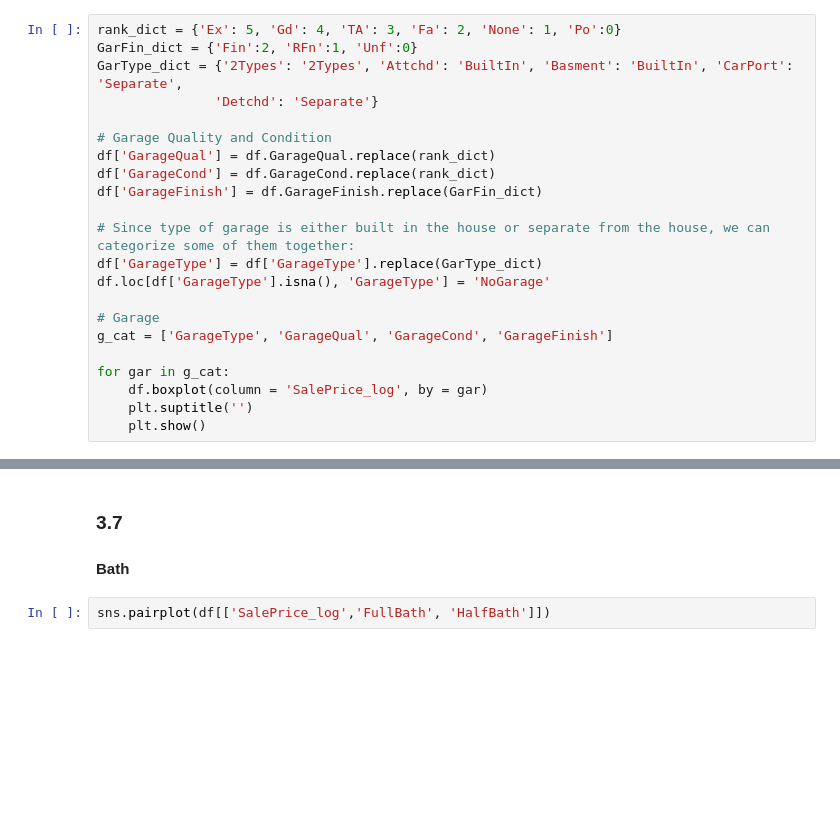
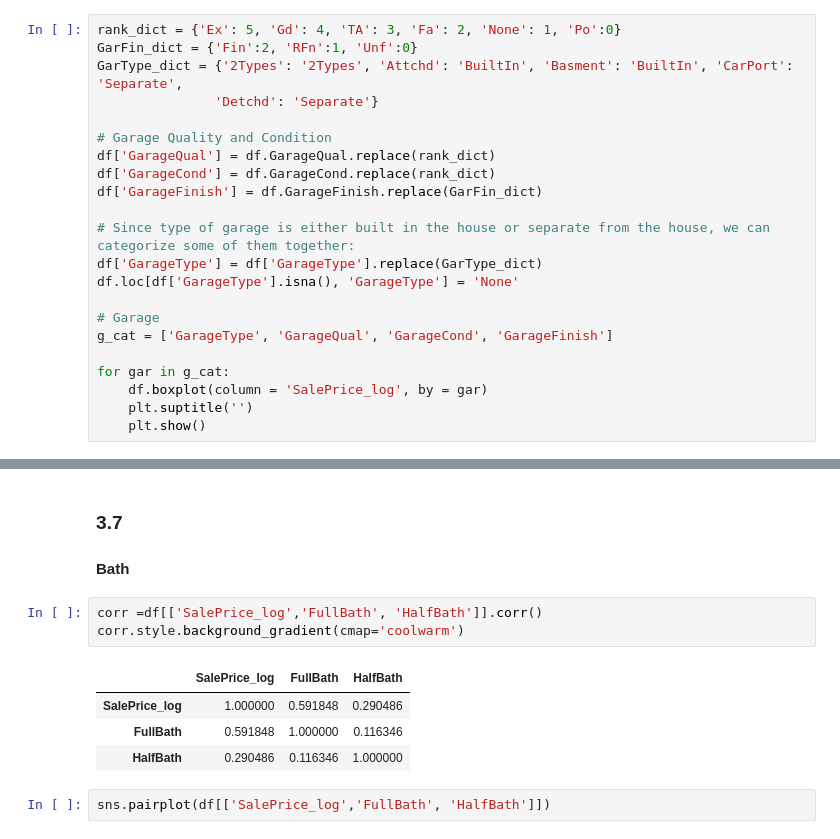
Before and after one commit to sfjep/IBM_Course_CapstonProject, a Jupyter notebook: CapstoneProject - Feature selection and EDA.ipynb, the cells around one changed output, grey strips where cells are left out. Drawn from its saved outputs; the diff is of its cells as text; blank space fills up the shorter version.

```diff
--- a/CapstoneProject - Feature selection and EDA.ipynb
+++ b/CapstoneProject - Feature selection and EDA.ipynb
@@ -165,7 +167,7 @@ df['GarageFinish'] = df.GarageFinish.replace(GarFin_dict)
 
 # Since type of garage is either built in the house or separate from the house, we can categorize some of them together:
 df['GarageType'] = df['GarageType'].replace(GarType_dict)
-df.loc[df['GarageType'].isna(), 'GarageType'] = 'NoGarage'
+df.loc[df['GarageType'].isna(), 'GarageType'] = 'None'
 
 # Garage
 g_cat = ['GarageType', 'GarageQual', 'GarageCond', 'GarageFinish']
@@ -275,6 +277,14 @@ From the scatter plots we observe that most observations have open porches or no
 ### 3.7
 
 ####  Bath
+# %%
+corr =df[['SalePrice_log','FullBath', 'HalfBath']].corr()
+corr.style.background_gradient(cmap='coolwarm')
+# %% [output]
+|  | SalePrice_log | FullBath | HalfBath |
+| SalePrice_log | 1.000000 | 0.591848 | 0.290486 |
+| FullBath | 0.591848 | 1.000000 | 0.116346 |
+| HalfBath | 0.290486 | 0.116346 | 1.000000 |
 # %%
 sns.pairplot(df[['SalePrice_log','FullBath', 'HalfBath']])
 # %% [output]
```
Also changed, not shown: parts of 16 cells of this notebook, 6 other files.
